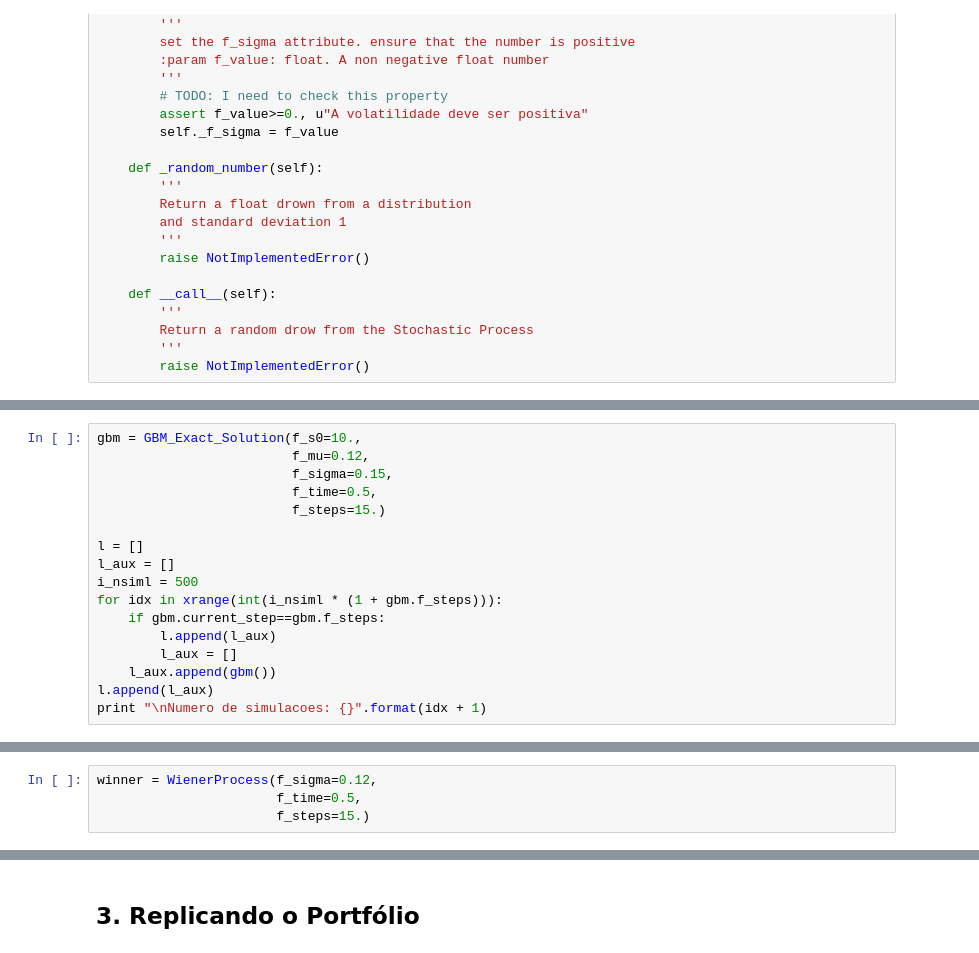
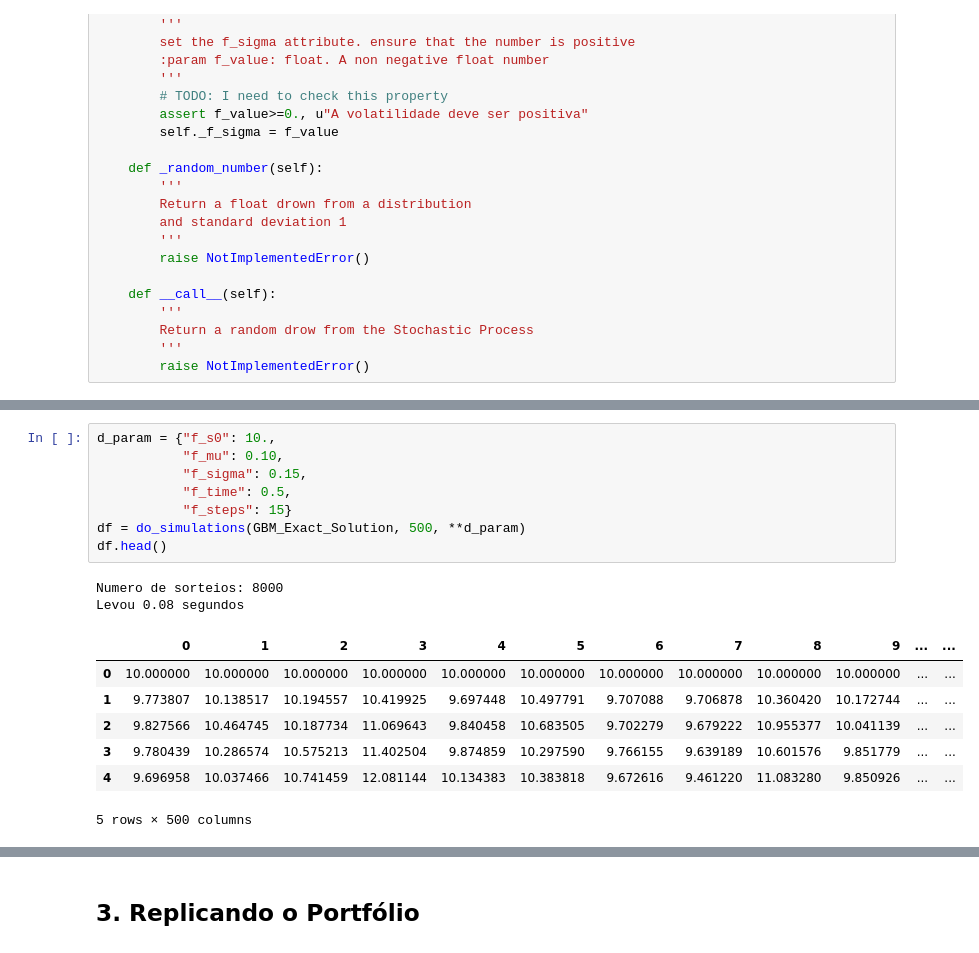
Before and after one commit to ucaiado/Replicating_Strategy, a Jupyter notebook: UiraCaiadoEx01.ipynb, the cells around one changed output, grey strips where cells are left out. Saved outputs shown, nothing was run; the diff lists cells and outputs as text.

```diff
--- a/UiraCaiadoEx01.ipynb
+++ b/UiraCaiadoEx01.ipynb
@@ -286,17 +284,0 @@ int(gbm.f_steps * (1 + i_nsiml))
-# %%
-gbm = GBM_Exact_Solution(f_s0=10.,
-                         f_mu=0.12,
-                         f_sigma=0.15,
-                         f_time=0.5,
-                         f_steps=15.)
-
-l = []
-l_aux = []
-i_nsiml = 500
-for idx in xrange(int(i_nsiml * (1 + gbm.f_steps))):
-    if gbm.current_step==gbm.f_steps:
-        l.append(l_aux)
-        l_aux = []
-    l_aux.append(gbm())
-l.append(l_aux)
-print "\nNumero de simulacoes: {}".format(idx + 1)
@@ -382,4 +342,18 @@ def geometric_brownian_motion(f_init_price, f_mu, f_sigma, f_delta_time, f_steps
 # %%
-winner = WienerProcess(f_sigma=0.12,
-                       f_time=0.5,
-                       f_steps=15.)
+d_param = {"f_s0": 10.,
+           "f_mu": 0.10,
+           "f_sigma": 0.15,
+           "f_time": 0.5,
+           "f_steps": 15}
+df = do_simulations(GBM_Exact_Solution, 500, **d_param)
+df.head()
+# %% [output]
+Numero de sorteios: 8000
+Levou 0.08 segundos
+|  | 0 | 1 | 2 | 3 | 4 | 5 | 6 | 7 | 8 | 9 | ... | ... |
+| 0 | 10.000000 | 10.000000 | 10.000000 | 10.000000 | 10.000000 | 10.000000 | 10.000000 | 10.000000 | 10.000000 | 10.000000 | ... | ... |
+| 1 | 9.773807 | 10.138517 | 10.194557 | 10.419925 | 9.697448 | 10.497791 | 9.707088 | 9.706878 | 10.360420 | 10.172744 | ... | ... |
+| 2 | 9.827566 | 10.464745 | 10.187734 | 11.069643 | 9.840458 | 10.683505 | 9.702279 | 9.679222 | 10.955377 | 10.041139 | ... | ... |
+| 3 | 9.780439 | 10.286574 | 10.575213 | 11.402504 | 9.874859 | 10.297590 | 9.766155 | 9.639189 | 10.601576 | 9.851779 | ... | ... |
+| 4 | 9.696958 | 10.037466 | 10.741459 | 12.081144 | 10.134383 | 10.383818 | 9.672616 | 9.461220 | 11.083280 | 9.850926 | ... | ... |
+5 rows × 500 columns
```
Also changed, not shown: parts of 34 cells of this notebook.
